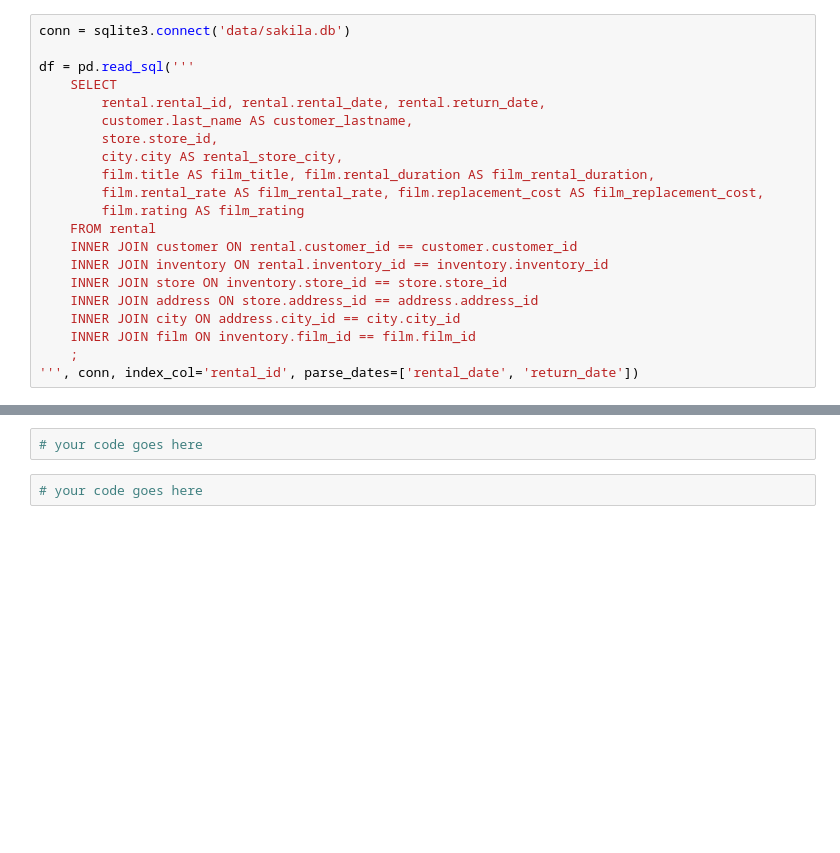
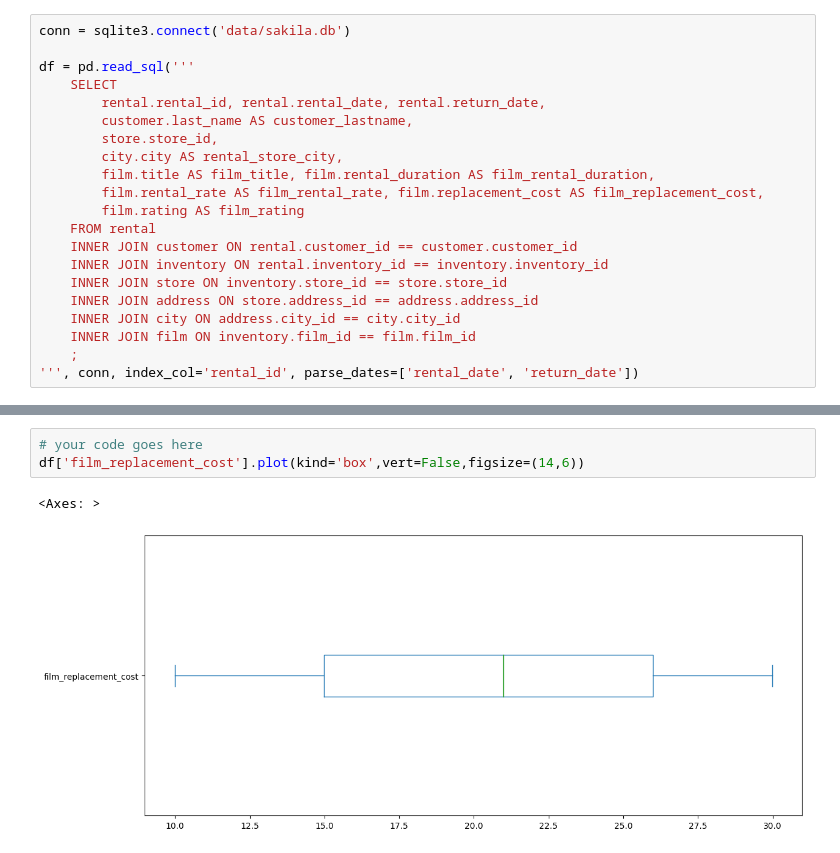
Before and after one commit to phamhoangf/python-datascience-course, a Jupyter notebook: python-datascience-course/week_ (1)/Exercises_2.ipynb, the cells around one changed output, grey strips where cells are left out. Cells and saved outputs as stored; diff of their text form; blank space fills up the shorter version.

```diff
--- a/python-datascience-course/week_ (1)/Exercises_2.ipynb
+++ b/python-datascience-course/week_ (1)/Exercises_2.ipynb
@@ -81,5 +104,7 @@ Show a <b>bar plot</b> with all the durations.
 - Add a green line on the median <b>median</b>.
 # %%
 # your code goes here
+df['film_replacement_cost'].plot(kind='box',vert=False,figsize=(14,6))
+# %% [output]
+<Axes: >
+[figure, added]
-# %%
-# your code goes here
```
Also changed, not shown: parts of 22 cells of this notebook, 1 other file.
